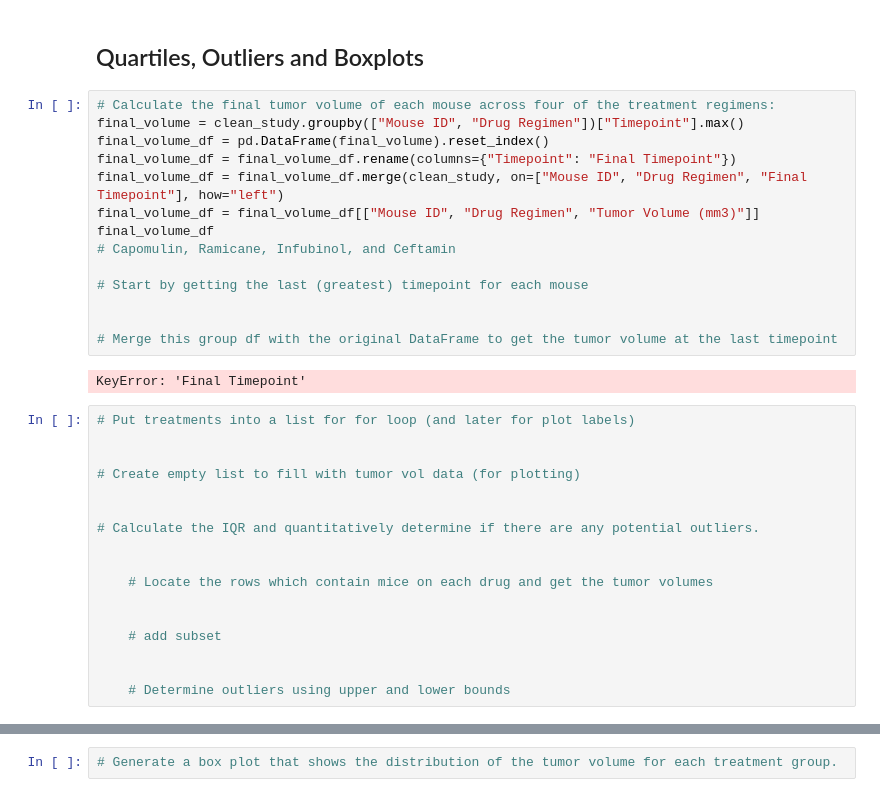
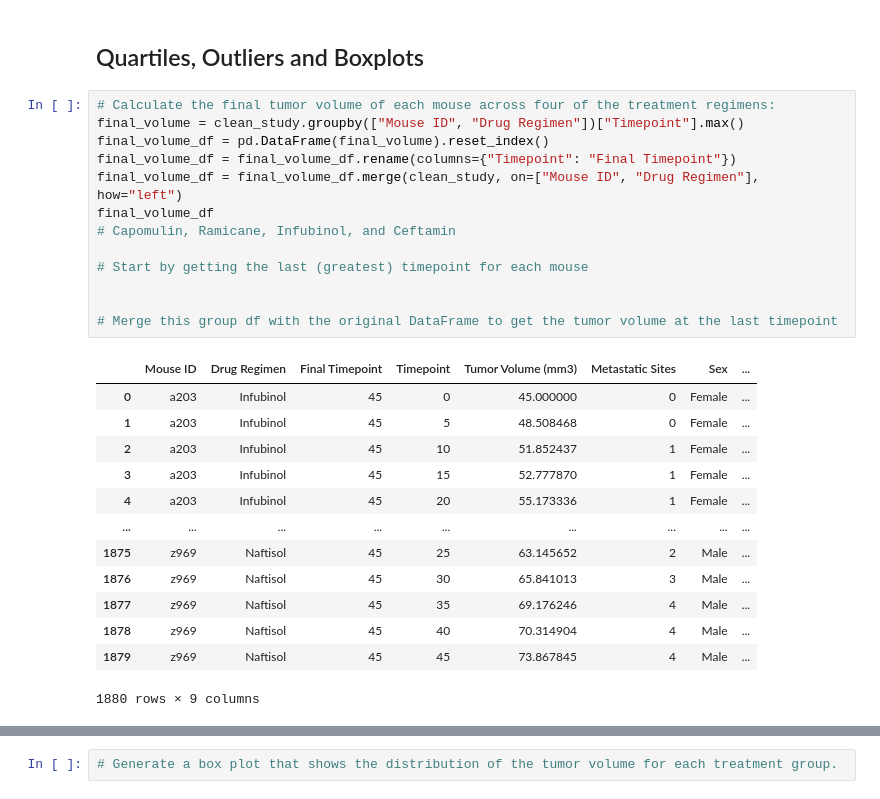
Before and after one commit to Wisdom-Mbaluka/pyplot-challenge, a Jupyter notebook: Pymaceuticals/pymaceuticals_starter.ipynb, the cells around one changed output, grey strips where cells are left out. Cells and saved outputs as stored; diff of their text form.

```diff
--- a/Pymaceuticals/pymaceuticals_starter.ipynb
+++ b/Pymaceuticals/pymaceuticals_starter.ipynb
@@ -194,33 +194,27 @@ plt.show()
 # %%
 # Calculate the final tumor volume of each mouse across four of the treatment regimens:
 final_volume = clean_study.groupby(["Mouse ID", "Drug Regimen"])["Timepoint"].max()
 final_volume_df = pd.DataFrame(final_volume).reset_index()
 final_volume_df = final_volume_df.rename(columns={"Timepoint": "Final Timepoint"})
-final_volume_df = final_volume_df.merge(clean_study, on=["Mouse ID", "Drug Regimen", "Final Timepoint"], how="left")
-final_volume_df = final_volume_df[["Mouse ID", "Drug Regimen", "Tumor Volume (mm3)"]]
+final_volume_df = final_volume_df.merge(clean_study, on=["Mouse ID", "Drug Regimen"], how="left")
 final_volume_df
 # Capomulin, Ramicane, Infubinol, and Ceftamin
 
 # Start by getting the last (greatest) timepoint for each mouse
 
 
 # Merge this group df with the original DataFrame to get the tumor volume at the last timepoint
 # %% [output]
+|  | Mouse ID | Drug Regimen | Final Timepoint | Timepoint | Tumor Volume (mm3) | Metastatic Sites | Sex | ... |
+| 0 | a203 | Infubinol | 45 | 0 | 45.000000 | 0 | Female | ... |
+| 1 | a203 | Infubinol | 45 | 5 | 48.508468 | 0 | Female | ... |
+| 2 | a203 | Infubinol | 45 | 10 | 51.852437 | 1 | Female | ... |
+| 3 | a203 | Infubinol | 45 | 15 | 52.777870 | 1 | Female | ... |
+| 4 | a203 | Infubinol | 45 | 20 | 55.173336 | 1 | Female | ... |
+| ... | ... | ... | ... | ... | ... | ... | ... | ... |
+| 1875 | z969 | Naftisol | 45 | 25 | 63.145652 | 2 | Male | ... |
+| 1876 | z969 | Naftisol | 45 | 30 | 65.841013 | 3 | Male | ... |
+| 1877 | z969 | Naftisol | 45 | 35 | 69.176246 | 4 | Male | ... |
+| 1878 | z969 | Naftisol | 45 | 40 | 70.314904 | 4 | Male | ... |
+| 1879 | z969 | Naftisol | 45 | 45 | 73.867845 | 4 | Male | ... |
-KeyError: 'Final Timepoint'
+1880 rows × 9 columns
-# %%
-# Put treatments into a list for for loop (and later for plot labels)
-
-
-# Create empty list to fill with tumor vol data (for plotting)
-
-
-# Calculate the IQR and quantitatively determine if there are any potential outliers.
-
-
-    # Locate the rows which contain mice on each drug and get the tumor volumes
-
-
-    # add subset
-
-
-    # Determine outliers using upper and lower bounds
```
Also changed, not shown: parts of 1 cell of this notebook.
